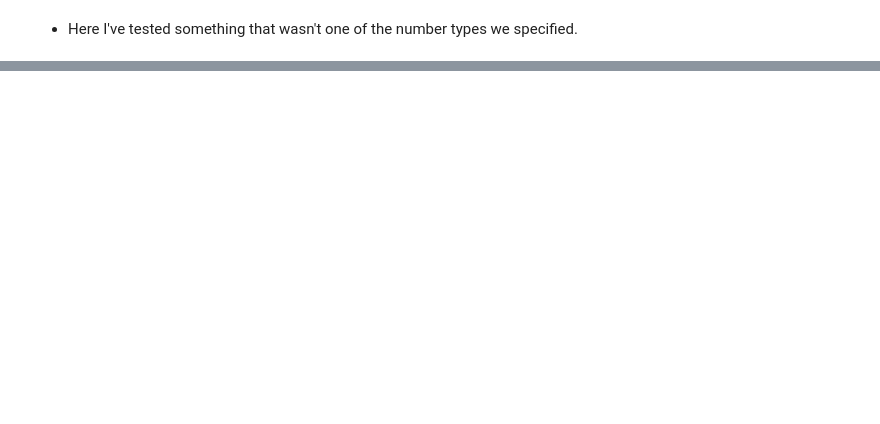
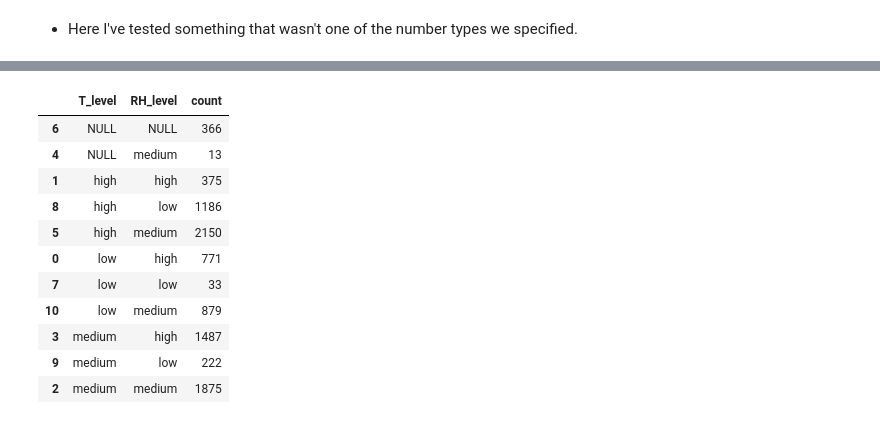
Before and after one commit to ljzier/ST-554-project2-repo, a Jupyter notebook: LZ-Project2.ipynb, the cells around one changed output, grey strips where cells are left out. Cells and saved outputs as stored; diff of their text form; code cells hidden in the pictures; blank space fills up the shorter version.

```diff
--- a/LZ-Project2.ipynb
+++ b/LZ-Project2.ipynb
@@ -190,0 +510,16 @@ CSV file: file:///home/jupyter-ljzier@ncsu.edu/ST-554-project2-repo/data/air.csv
+# %%
+result=air.str_count('T_level', 'RH_level')
+result.sort_values(['T_level', 'RH_level'])
+# %% [output]
+|  | T_level | RH_level | count |
+| 6 | NULL | NULL | 366 |
+| 4 | NULL | medium | 13 |
+| 1 | high | high | 375 |
+| 8 | high | low | 1186 |
+| 5 | high | medium | 2150 |
+| 0 | low | high | 771 |
+| 7 | low | low | 33 |
+| 10 | low | medium | 879 |
+| 3 | medium | high | 1487 |
+| 9 | medium | low | 222 |
+| 2 | medium | medium | 1875 |
```
Also changed, not shown: parts of 37 cells of this notebook, 5 other files.
